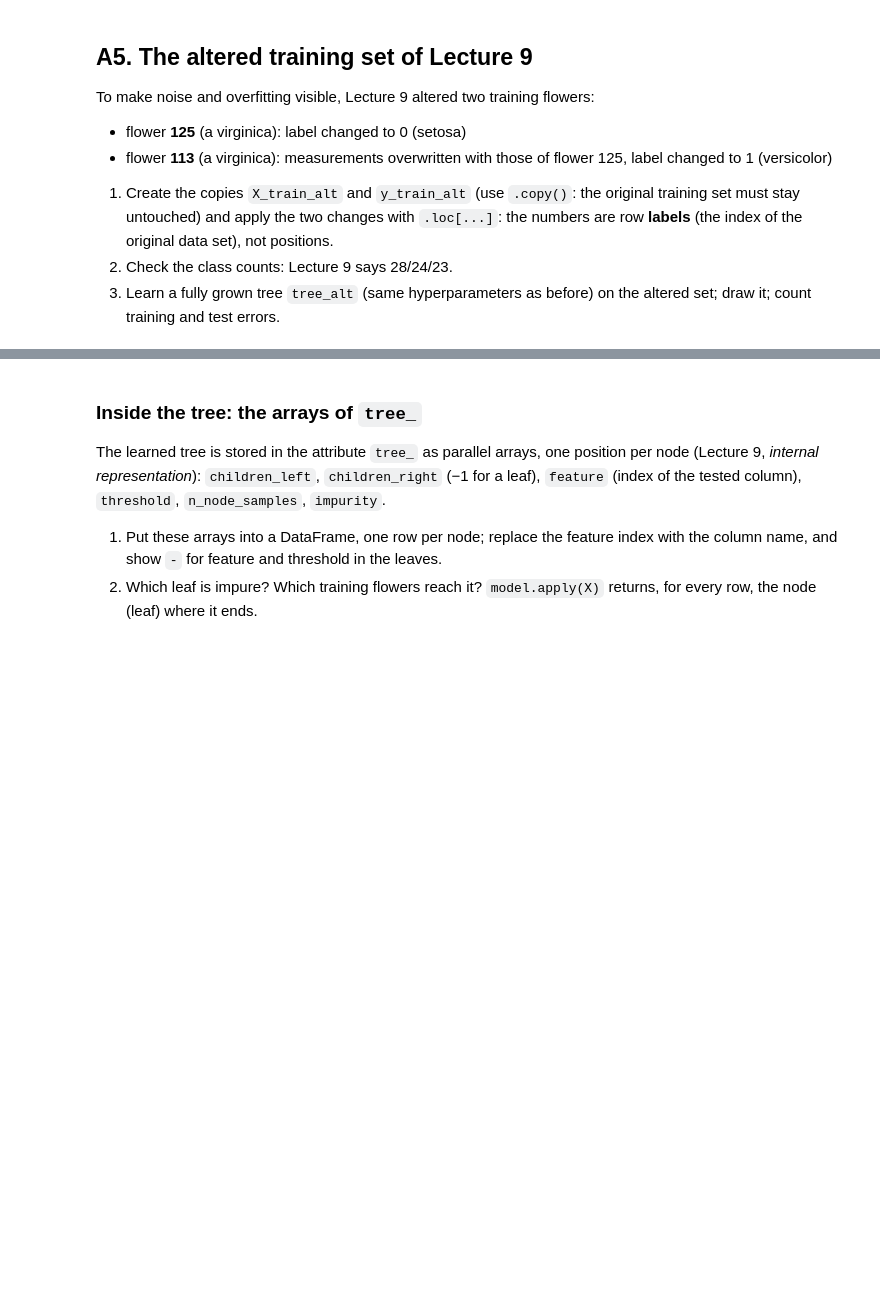
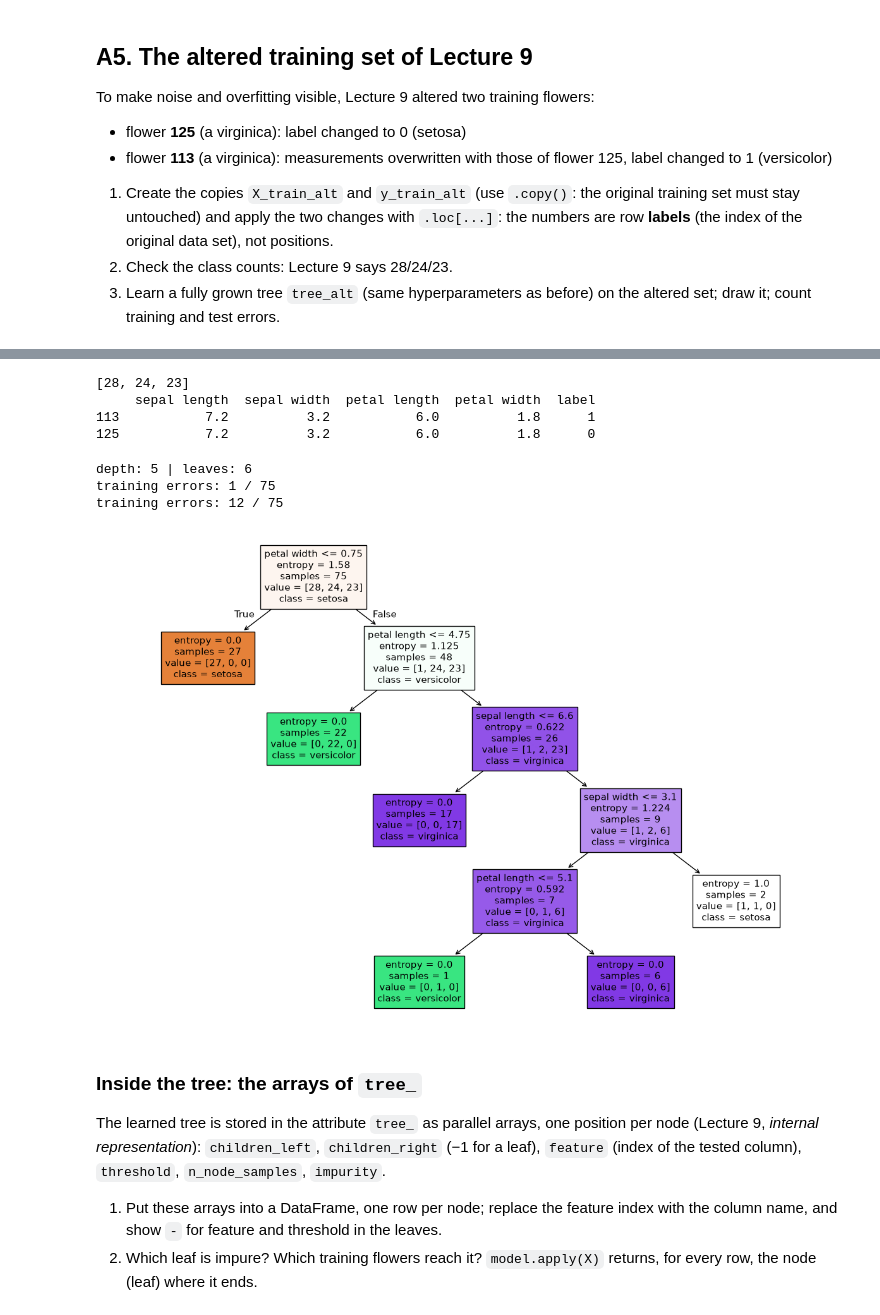
Before and after one commit to mengxian0913/MLDM_Unibo_public, a Jupyter notebook: ML_Lab/notebooks/lab02-dt/lab02-dt.ipynb, the cells around one changed output, grey strips where cells are left out. Drawn from its saved outputs; the diff is of its cells as text; code cells hidden in the pictures; blank space fills up the shorter version.

```diff
--- a/ML_Lab/notebooks/lab02-dt/lab02-dt.ipynb
+++ b/ML_Lab/notebooks/lab02-dt/lab02-dt.ipynb
@@ -319,3 +302,39 @@ test errors:     12 / 75
+# %%
+X_train_alt = X_train.copy()
+y_train_alt = y_train.copy()
+
+y_train_alt.loc[125] = 0
+X_train_alt.loc[113] = X_train_alt.loc[125]
+y_train_alt.loc[113] = 1
+
+print(list(y_train_alt.value_counts()))
+print(X_train_alt.loc[[113, 125]].assign(label=y_train_alt.loc[[113, 125]]))
+# %% [output]
+[28, 24, 23]
+     sepal length  sepal width  petal length  petal width  label
+113           7.2          3.2           6.0          1.8      1
+125           7.2          3.2           6.0          1.8      0
+# %%
+tree_alt = DecisionTreeClassifier(criterion="entropy", random_state=10)
+model_alt = tree_alt.fit(X_train_alt, y_train_alt)
+
+print(f"depth: {model_alt.get_depth()} | leaves: {model_alt.get_n_leaves()}")
+
+train_predicted = model_alt.predict(X_train)
+test_predicted  = model_alt.predict(X_test)
+
+print(f"training errors: {(train_predicted != y_train).sum()} / {len(y_train)}")
+print(f"training errors: {(test_predicted != y_test).sum()} / {len(y_test)}")
+
+fig, ax = plt.subplots(figsize=(12, 8))
+plot_tree(tree_alt, feature_names=X_train_alt.columns, class_names=class_names, filled=True, ax=ax)
+plt.tight_layout()
+plt.show()
+# %% [output]
+depth: 5 | leaves: 6
+training errors: 1 / 75
+training errors: 12 / 75
+[figure, added]
 # %% [markdown]
 ### Inside the tree: the arrays of `tree_`
 
```
Also changed, not shown: parts of 18 cells of this notebook.
